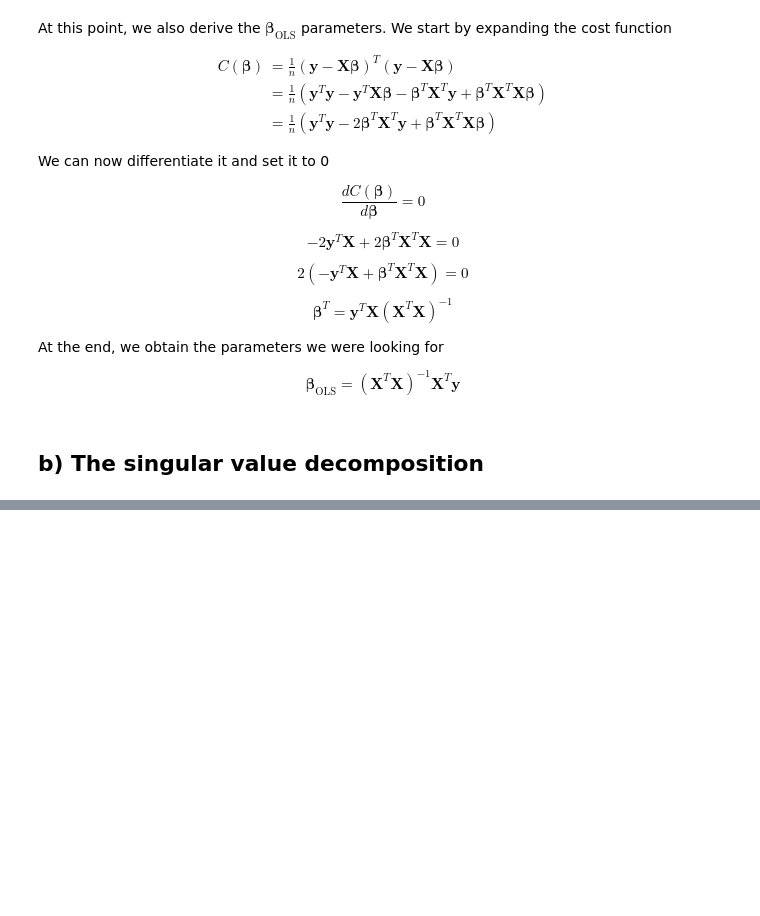
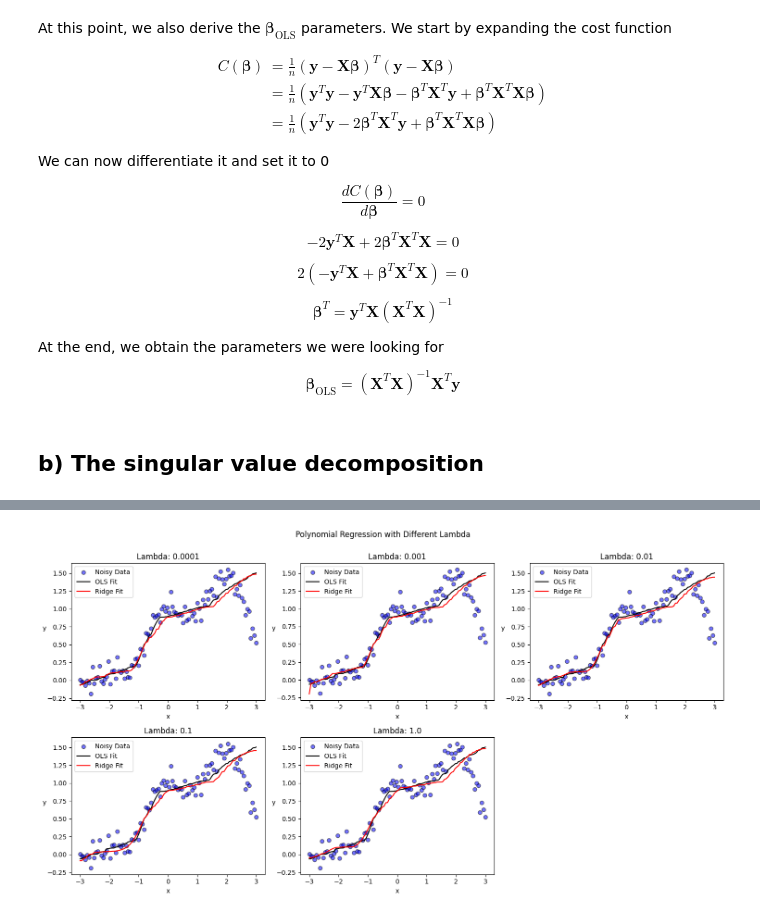
Before and after one commit to Elisaottoboni/Machine-Learning-University-of-Oslo, a Jupyter notebook: week_36/exercises_week_36.ipynb, the cells around one changed output, grey strips where cells are left out. Saved outputs shown, nothing was run; the diff lists cells and outputs as text; code cells hidden in the pictures; blank space fills up the shorter version.

```diff
--- a/week_36/exercises_week_36.ipynb
+++ b/week_36/exercises_week_36.ipynb
@@ -106,0 +290,97 @@ $$
+# %%
+p = 6
+lambdas = [0.0001, 0.001, 0.01, 0.1, 1.0]
+identity = np.identity(p)
+X = matrix_creation(n,p)
+
+# Scale the data by subtracting the mean
+scaler = StandardScaler()
+X_scaled = scaler.fit_transform(X)
+for i in range(X_scaled.shape[0]):
+    X_scaled[i][0] = 1
+
+# ---------------------- OLS ----------------------
+model_ols = make_pipeline(PolynomialFeatures(degree = 5), LinearRegression())
+X_scaled, X_train, X_test, y_train, y_test = split_data(X_scaled, y, percentage = 80)
+model_ols.fit(X_train, y_train)
+y_train_pred_ols = model_ols.predict(X_train)
+y_test_pred_ols = model_ols.predict(X_test)
+
+MSE_train_ols_sk = mean_squared_error(y_train, y_train_pred_ols)
+MSE_test_ols_sk = mean_squared_error(y_test, y_test_pred_ols)
+
+R2_train_ols_sk = r2_score(y_train, y_train_pred_ols)
+R2_test_ols_sk = r2_score(y_test, y_test_pred_ols)
+
+# ---------------------- Ridge ----------------------
+MSE_train_ridge_sk = []
+MSE_test_ridge_sk = []
+R2_train_ridge_sk = []
+R2_test_ridge_sk = []
+
+number_row = 2
+number_col = int(np.ceil(len(lambdas)/number_row))
+fig, axes = plt.subplots(number_row, number_col, figsize = (15, 8))
+axes = axes.flatten()
+
+for l in range(len(lambdas)):
+    model_ridge = make_pipeline(PolynomialFeatures(degree = 5), Ridge(alpha = lambdas[l]))
+    X_scaled, X_train, X_test, y_train, y_test = split_data(X_scaled, y, percentage = 80)
+    model_ridge.fit(X_train, y_train)
+    y_train_pred_ridge = model_ridge.predict(X_train)
+    y_test_pred_ridge = model_ridge.predict(X_test)
+
+    # Subplot
+    ax = axes[l]
+    ax.scatter(x, y, color = 'blue', alpha = 0.55, edgecolor = 'k', label = 'Noisy Data')
+    ax.plot(np.sort(x, axis = 0), np.sort(model_ols.predict(X_scaled), axis = 0), color='k', label = 'OLS Fit')
+    ax.plot(np.sort(x, axis = 0), np.sort(model_ridge.predict(X_scaled), axis = 0), color='r', label = 'Ridge Fit')
+    ax.set_title(f'Lambda: {lambdas[l]}')
+    ax.set_xlabel('x')
+    ax.set_ylabel('y', rotation = 0)
+    ax.legend()
+
+    MSE_train_ridge_sk.append(mean_squared_error(y_train, y_train_pred_ridge))
+    MSE_test_ridge_sk.append(mean_squared_error(y_test, y_test_pred_ridge))
+
+    R2_train_ridge_sk.append(r2_score(y_train, y_train_pred_ridge))
+    R2_test_ridge_sk.append(r2_score(y_test, y_test_pred_ridge))
+
+# ---------------------- Results ----------------------
+def print_tables_side_by_side(table1, table2):
+    table1_lines = table1.get_string().splitlines()
+    table2_lines = table2.get_string().splitlines()
+
+    for line1, line2 in zip(table1_lines, table2_lines):
+        print(f"{line1}   {line2}")
+
+mse_table = PrettyTable()
+
+field_names = ["", "Ordinary least squares", "Ridge"]
+mse_table.field_names = field_names
+
+for l in range(len(lambdas)):
+    mse_table.add_row([f"MSE Training set (lambda = {lambdas[l]})", MSE_train_ols_sk, MSE_train_ridge_sk[l]])
+    mse_table.add_row([f"MSE Test set (lambda = {lambdas[l]})", MSE_test_ols_sk, MSE_test_ridge_sk[l]])
+    if l != len(lambdas)-1:
+        mse_table.add_row(['-' * 20] * len(field_names))
+
+r2_table = PrettyTable()
+
+field_names = ["", "Ordinary least squares", "Ridge"]
+r2_table.field_names = field_names
+
+for l in range(len(lambdas)):
+    r2_table.add_row([f"R2 Training set (lambda = {lambdas[l]})", R2_train_ols_sk, R2_train_ridge_sk[l]])
+    r2_table.add_row([f"R2 Test set (lambda = {lambdas[l]})", R2_test_ols_sk, R2_test_ridge_sk[l]])
+    if l != len(lambdas)-1:
+        r2_table.add_row(['-' * 20] * len(field_names))
+
+print_tables_side_by_side(mse_table, r2_table)
+
+plt.suptitle('Polynomial Regression with Different Lambda', y = 1)
+for j in range(len(lambdas), number_row * number_col):
+    fig.delaxes(axes[j])
+plt.tight_layout()
+plt.show()
+# %% [output]
@@ -106,0 +404 @@ $$
+[figure, added]
```
Also changed, not shown: parts of 13 cells of this notebook.
